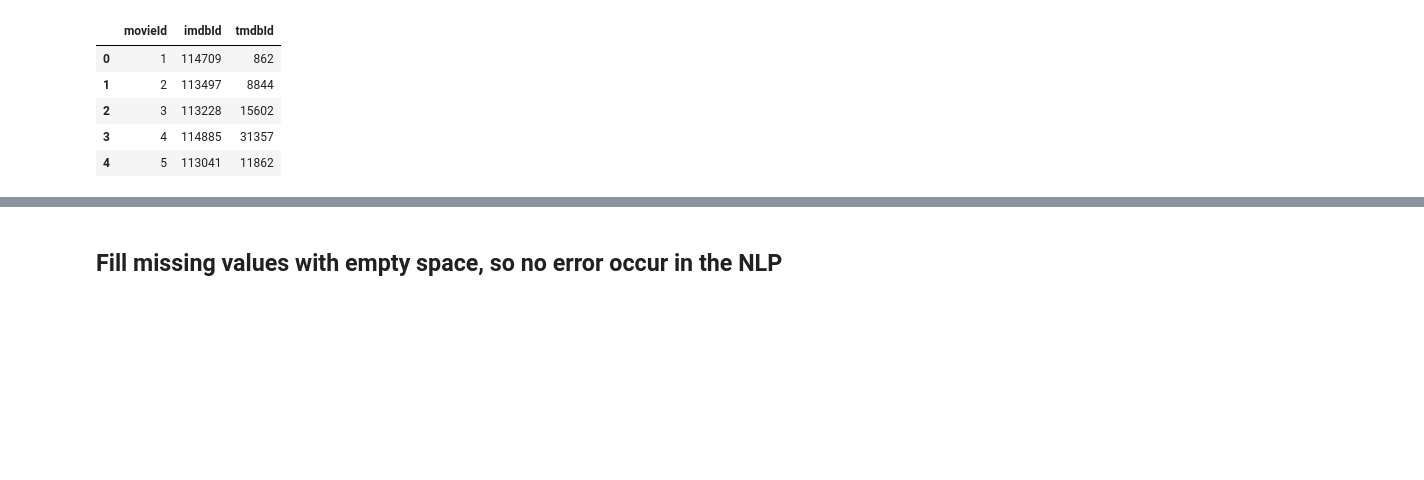
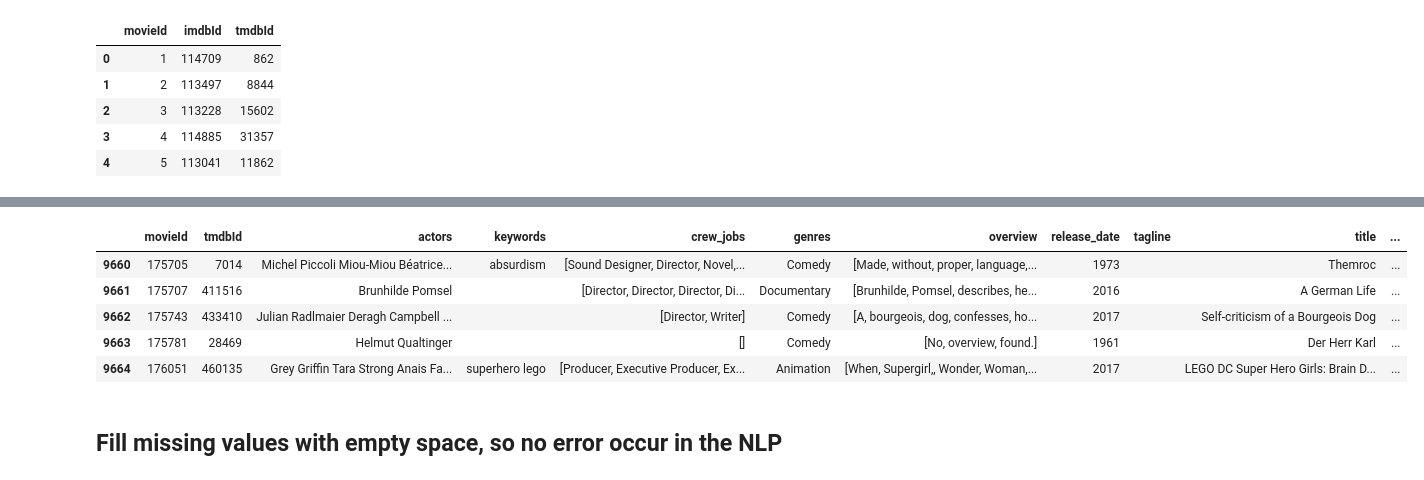
Before and after one commit to flux511/recommender-system-capstone, a Jupyter notebook: notebooks/movie_features.ipynb, the cells around one changed output, grey strips where cells are left out. Saved outputs shown, nothing was run; the diff lists cells and outputs as text; code cells hidden in the pictures; blank space fills up the shorter version.

```diff
--- a/notebooks/movie_features.ipynb
+++ b/notebooks/movie_features.ipynb
@@ -393,6 +357,15 @@ df_features.head()
 | 3 | 15602 | [Walter Matthau, Jack Lemmon, Ann... | [fishing, best friend, duringcred... | [Director, Characters, Writer, So... | [Romance, Comedy] | A family wedding reignites the an... | 1995 | Still Yelling. Still Fighting. St... | Grumpier Old Men | 113228 |
 | 4 | 31357 | [Whitney Houston, Angela Bassett,... | [based on novel, interracial rela... | [Director, Screenplay, Producer, ... | [Comedy, Drama, Romance] | Cheated on, mistreated and steppe... | 1995 | Friends are the people who let yo... | Waiting to Exhale | 114885 |
 | 5 | 11862 | [Steve Martin, Diane Keaton, Mart... | [baby, midlife crisis, confidence... | [Original Music Composer, Directo... | [Comedy] | Just when George Banks has recove... | 1995 | Just When His World Is Back To No... | Father of the Bride Part II | 113041 |
+# %%
+df_features.tail()
+# %% [output]
+|  | movieId | tmdbId | actors | keywords | crew_jobs | genres | overview | release_date | tagline | title | ... |
+| 9660 | 175705 | 7014 | Michel Piccoli Miou-Miou Béatrice... | absurdism | [Sound Designer, Director, Novel,... | Comedy | [Made, without, proper, language,... | 1973 |  | Themroc | ... |
+| 9661 | 175707 | 411516 | Brunhilde Pomsel |  | [Director, Director, Director, Di... | Documentary | [Brunhilde, Pomsel, describes, he... | 2016 |  | A German Life | ... |
+| 9662 | 175743 | 433410 | Julian Radlmaier Deragh Campbell ... |  | [Director, Writer] | Comedy | [A, bourgeois, dog, confesses, ho... | 2017 |  | Self-criticism of a Bourgeois Dog | ... |
+| 9663 | 175781 | 28469 | Helmut Qualtinger |  | [] | Comedy | [No, overview, found.] | 1961 |  | Der Herr Karl | ... |
+| 9664 | 176051 | 460135 | Grey Griffin Tara Strong Anais Fa... | superhero lego | [Producer, Executive Producer, Ex... | Animation | [When, Supergirl,, Wonder, Woman,... | 2017 |  | LEGO DC Super Hero Girls: Brain D... | ... |
 # %% [markdown]
 ## Fill missing values with empty space, so no error occur in the NLP
 # %%
```
Also changed, not shown: parts of 6 cells of this notebook.
